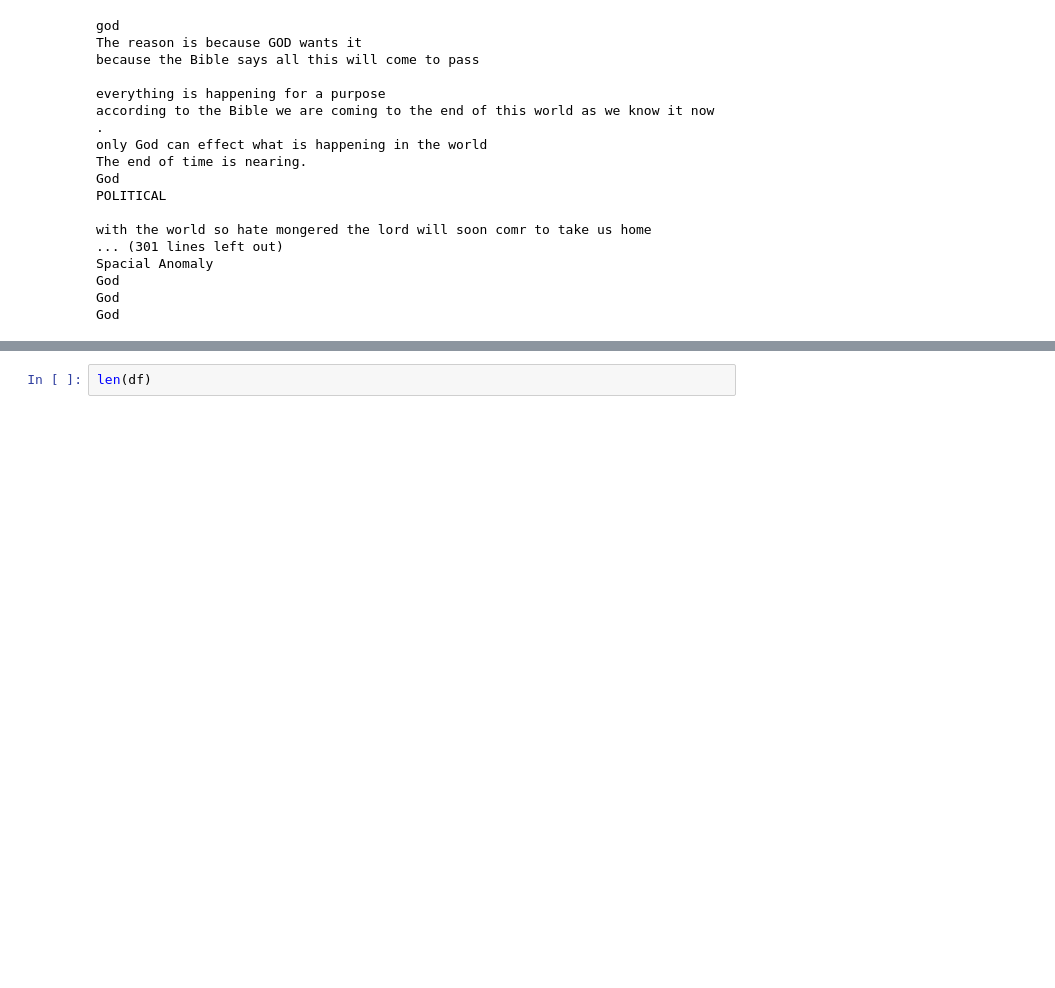
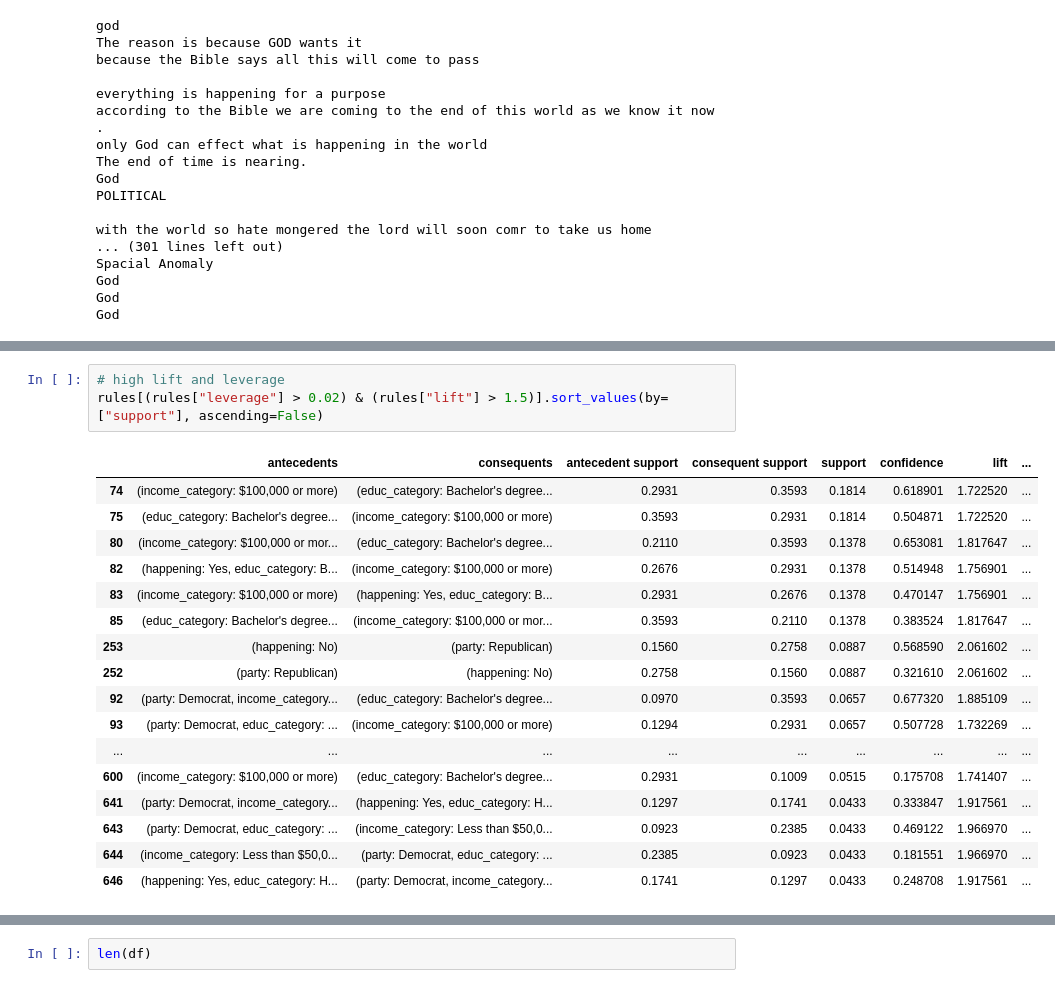
Before and after one commit to adam-kosinski/Climate-Opinions, a Jupyter notebook: pattern_mining.ipynb, the cells around one changed output, grey strips where cells are left out. Cells and saved outputs as stored; diff of their text form; blank space fills up the shorter version.

```diff
--- a/pattern_mining.ipynb
+++ b/pattern_mining.ipynb
@@ -145,0 +149,21 @@ Questions:
+# %%
+# high lift and leverage
+rules[(rules["leverage"] > 0.02) & (rules["lift"] > 1.5)].sort_values(by=["support"], ascending=False)
+# %% [output]
+|  | antecedents | consequents | antecedent support | consequent support | support | confidence | lift | ... |
+| 74 | (income_category: $100,000 or more) | (educ_category: Bachelor's degree... | 0.2931 | 0.3593 | 0.1814 | 0.618901 | 1.722520 | ... |
+| 75 | (educ_category: Bachelor's degree... | (income_category: $100,000 or more) | 0.3593 | 0.2931 | 0.1814 | 0.504871 | 1.722520 | ... |
+| 80 | (income_category: $100,000 or mor... | (educ_category: Bachelor's degree... | 0.2110 | 0.3593 | 0.1378 | 0.653081 | 1.817647 | ... |
+| 82 | (happening: Yes, educ_category: B... | (income_category: $100,000 or more) | 0.2676 | 0.2931 | 0.1378 | 0.514948 | 1.756901 | ... |
+| 83 | (income_category: $100,000 or more) | (happening: Yes, educ_category: B... | 0.2931 | 0.2676 | 0.1378 | 0.470147 | 1.756901 | ... |
+| 85 | (educ_category: Bachelor's degree... | (income_category: $100,000 or mor... | 0.3593 | 0.2110 | 0.1378 | 0.383524 | 1.817647 | ... |
+| 253 | (happening: No) | (party: Republican) | 0.1560 | 0.2758 | 0.0887 | 0.568590 | 2.061602 | ... |
+| 252 | (party: Republican) | (happening: No) | 0.2758 | 0.1560 | 0.0887 | 0.321610 | 2.061602 | ... |
+| 92 | (party: Democrat, income_category... | (educ_category: Bachelor's degree... | 0.0970 | 0.3593 | 0.0657 | 0.677320 | 1.885109 | ... |
+| 93 | (party: Democrat, educ_category: ... | (income_category: $100,000 or more) | 0.1294 | 0.2931 | 0.0657 | 0.507728 | 1.732269 | ... |
+| ... | ... | ... | ... | ... | ... | ... | ... | ... |
+| 600 | (income_category: $100,000 or more) | (educ_category: Bachelor's degree... | 0.2931 | 0.1009 | 0.0515 | 0.175708 | 1.741407 | ... |
+| 641 | (party: Democrat, income_category... | (happening: Yes, educ_category: H... | 0.1297 | 0.1741 | 0.0433 | 0.333847 | 1.917561 | ... |
+| 643 | (party: Democrat, educ_category: ... | (income_category: Less than $50,0... | 0.0923 | 0.2385 | 0.0433 | 0.469122 | 1.966970 | ... |
+| 644 | (income_category: Less than $50,0... | (party: Democrat, educ_category: ... | 0.2385 | 0.0923 | 0.0433 | 0.181551 | 1.966970 | ... |
+| 646 | (happening: Yes, educ_category: H... | (party: Democrat, income_category... | 0.1741 | 0.1297 | 0.0433 | 0.248708 | 1.917561 | ... |
```
Also changed, not shown: parts of 12 cells of this notebook, 1 other file.
